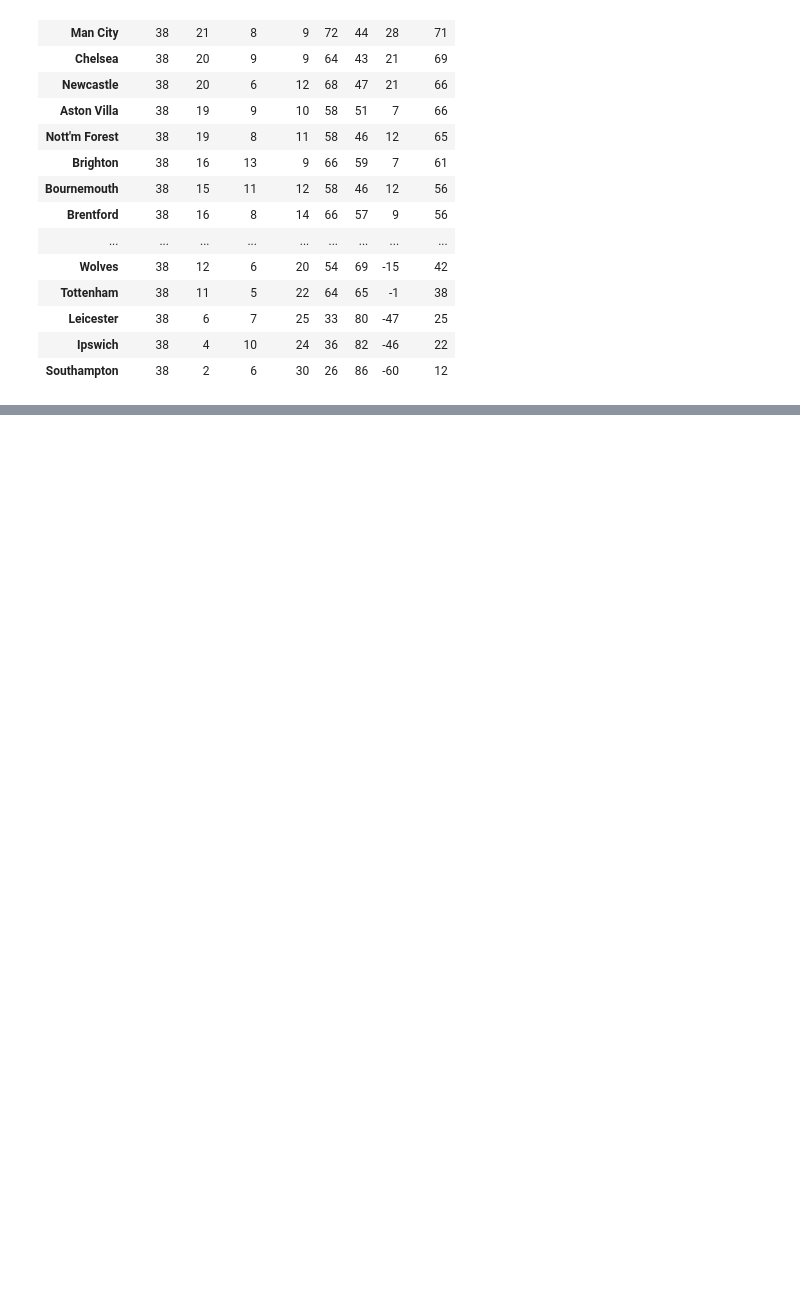
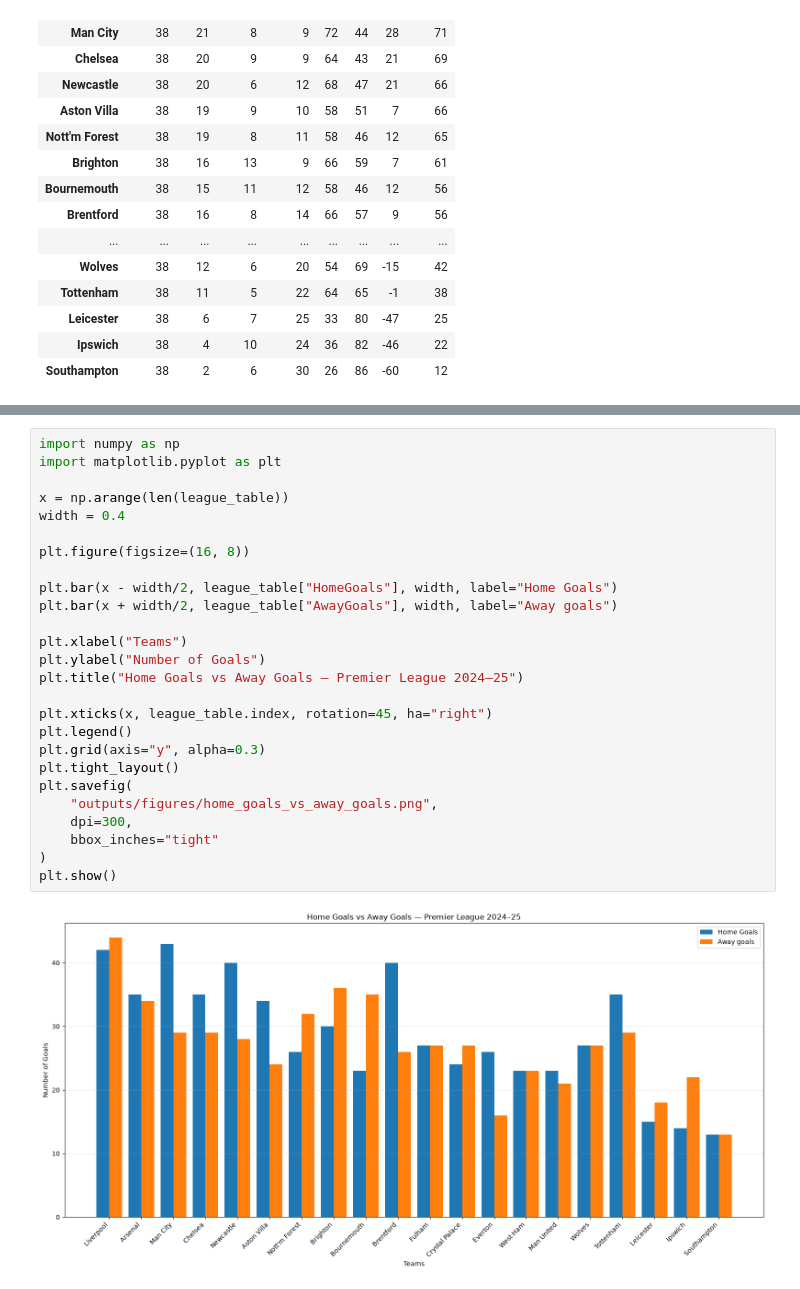
Before and after one commit to Shu123ty/2024-2025_premier_league_analysis, a Jupyter notebook: notebooks/02_league_table_analysis.ipynb, the cells around one changed output, grey strips where cells are left out. Cells and saved outputs as stored; diff of their text form; blank space fills up the shorter version.

```diff
--- a/notebooks/02_league_table_analysis.ipynb
+++ b/notebooks/02_league_table_analysis.ipynb
@@ -392,0 +509,28 @@ away_goals = {}
+# %%
+import numpy as np
+import matplotlib.pyplot as plt
+
+x = np.arange(len(league_table))
+width = 0.4
+
+plt.figure(figsize=(16, 8))
+
+plt.bar(x - width/2, league_table["HomeGoals"], width, label="Home Goals")
+plt.bar(x + width/2, league_table["AwayGoals"], width, label="Away goals")
+
+plt.xlabel("Teams")
+plt.ylabel("Number of Goals")
+plt.title("Home Goals vs Away Goals — Premier League 2024–25")
+
+plt.xticks(x, league_table.index, rotation=45, ha="right")
+plt.legend()
+plt.grid(axis="y", alpha=0.3)
+plt.tight_layout()
+plt.savefig(
+    "outputs/figures/home_goals_vs_away_goals.png",
+    dpi=300,
+    bbox_inches="tight"
+)
+plt.show()
+# %% [output]
+[figure, added]
```
Also changed, not shown: parts of 18 cells of this notebook, 6 other files.
